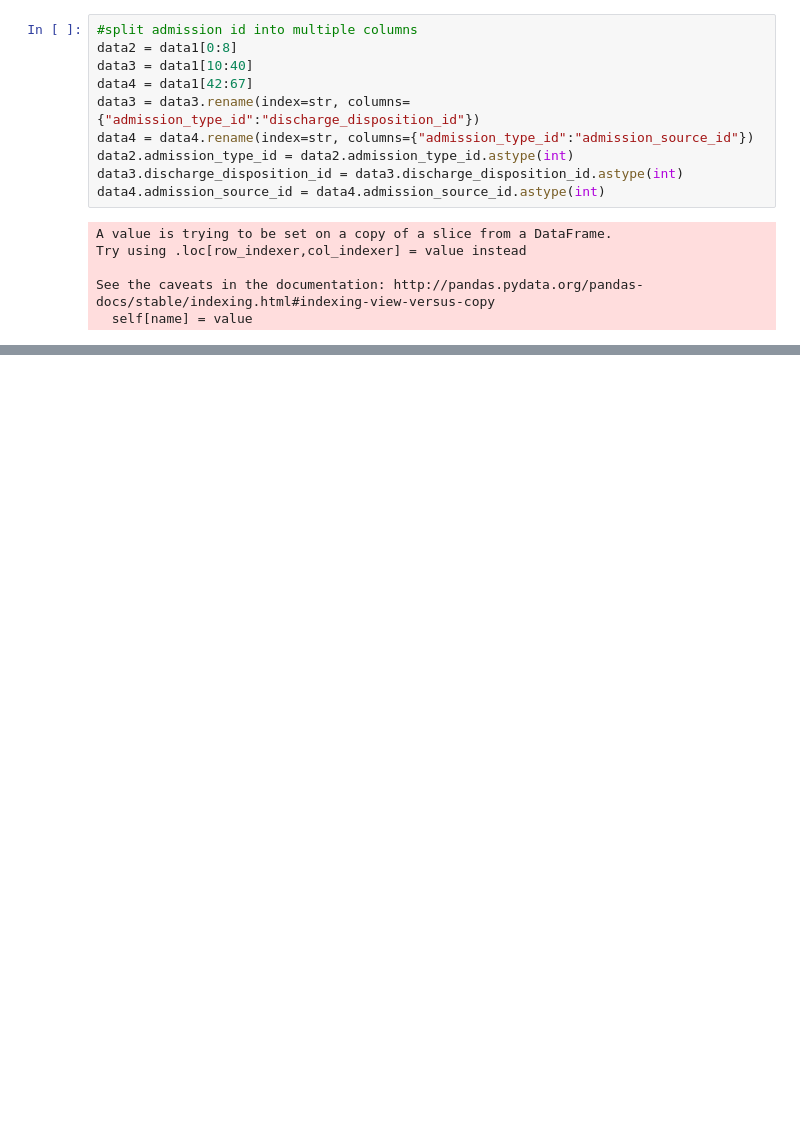
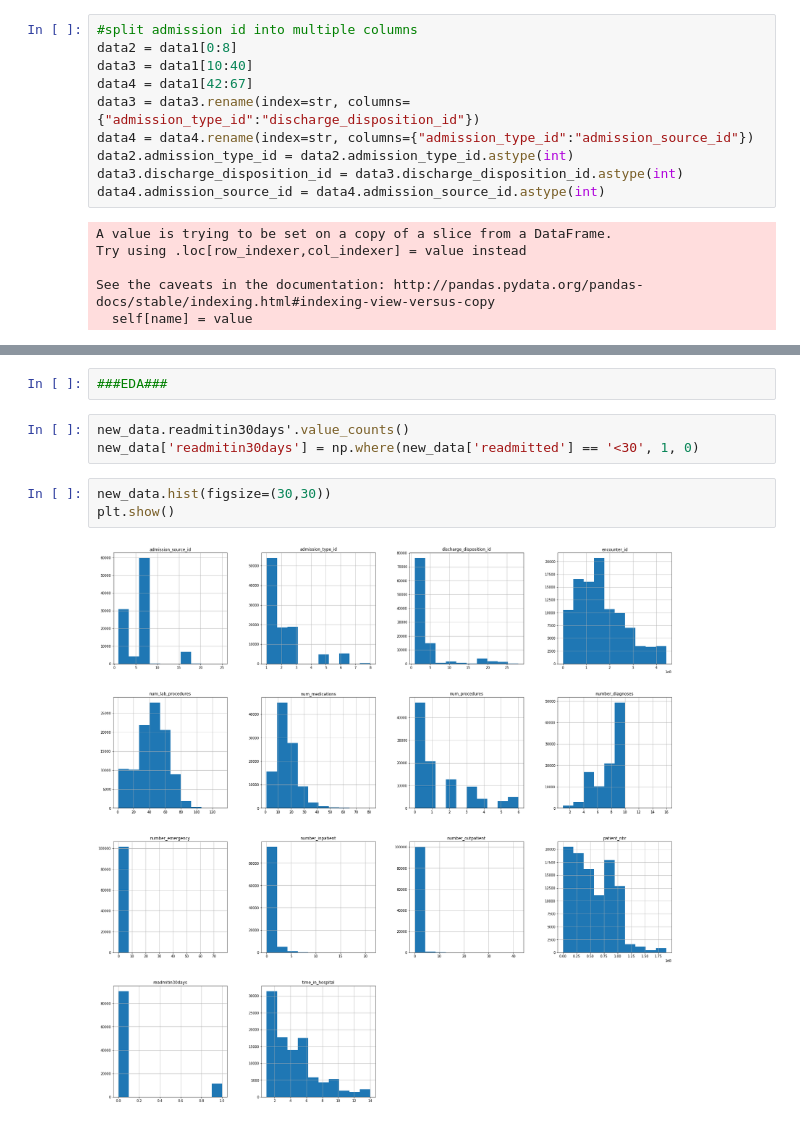
Before and after one commit to joonsooro/UnitedHealthcare, a Jupyter notebook: Jason/united healthcare data cleaning.ipynb, the cells around one changed output, grey strips where cells are left out. Saved outputs shown, nothing was run; the diff lists cells and outputs as text; blank space fills up the shorter version.

```diff
--- a/Jason/united healthcare data cleaning.ipynb
+++ b/Jason/united healthcare data cleaning.ipynb
@@ -99,0 +103,10 @@ new_data
+# %%
+###EDA###
+# %%
+new_data.readmitin30days'.value_counts()
+new_data['readmitin30days'] = np.where(new_data['readmitted'] == '<30', 1, 0)
+# %%
+new_data.hist(figsize=(30,30))
+plt.show()
+# %% [output]
+[figure, added]
```
Also changed, not shown: parts of 3 cells of this notebook.
